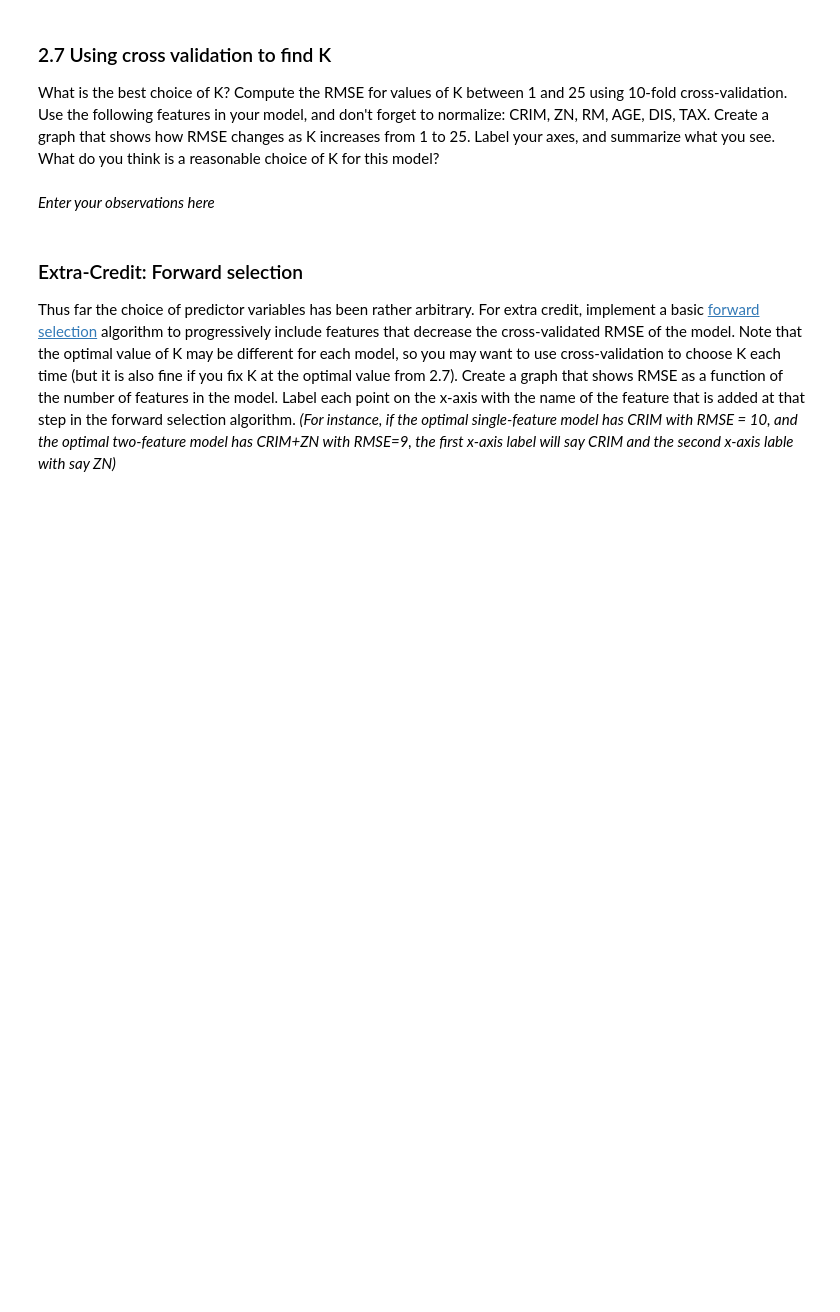
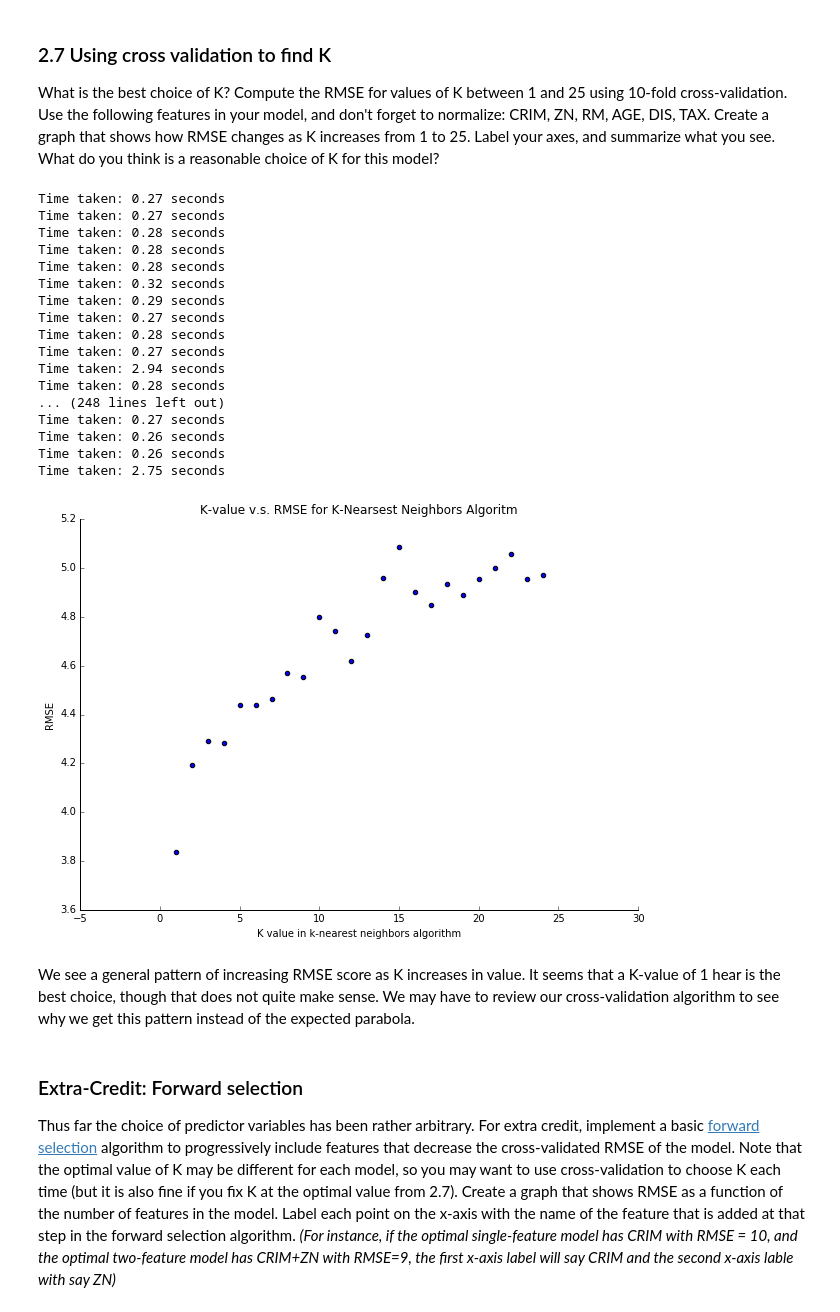
Before and after one commit to nadavash/school-vault, a Jupyter notebook: info371/ASHKENAZI_NADAV-PS3.ipynb, the cells around one changed output. Saved outputs shown, nothing was run; the diff lists cells and outputs as text; code cells hidden in the pictures; blank space fills up the shorter version.

```diff
--- a/info371/ASHKENAZI_NADAV-PS3.ipynb
+++ b/info371/ASHKENAZI_NADAV-PS3.ipynb
@@ -198,4 +190,4 @@ def distance(x1, x2, L):
     if len(x1) != len(x2):
         raise Exception('Trying to compute distance on two collections of different lengths.')
 
-    return np.power(np.power(np.subtract(x1, x2), L).sum(), 1.0 / L)
+    return ((x1 - x2) ** L).sum() ** (1.0 / L)
@@ -263,12 +336,27 @@ Use 10-fold cross-validation and report the average RMSE for Nearest Neighbors u
 ### 2.6 K-Nearest Neighbors Algorithm
 
 Implement the K-Nearest Neighbors algorithm.  Using 10-fold cross validation, report the RMSE for K=3 and the running time of the algorithm.
-# %%
-"""
-# write your function specification here!
-"""
-def knn(..., L, K):
-    # enter your code here
-    return rmse
-
-# enter your additional code here
+# %%
+"""
+# write your function specification here!
+"""
+def knn(feature_names, test_dataset, train_dataset, L, K=1):
+    start_time = time.time()
+
+    test_dataset_cut = test_dataset[feature_names].as_matrix()
+    train_dataset_cut = train_dataset[feature_names].as_matrix()
+
+    predictions = np.ndarray((len(test_dataset)))
+
+    index = 0
+    for test_row in test_dataset_cut:
+        distances = np.asarray([distance(test_row, row, L) for row in train_dataset_cut])
+        min_indices = distances.argsort()[:K]
+        predictions[index] = train_dataset.iloc[min_indices].MEDV.mean()
+        index += 1
+
+    print "Time taken: " + str(round(time.time() - start_time,2)) + " seconds"
+
+    return compute_rmse(predictions, test_dataset.MEDV)
+
+print cross_validate(knn, ['CRIM', 'RM'], boston_df, K=3)
@@ -281,5 +380,34 @@ What is the best choice of K?  Compute the RMSE for values of K between 1 and 25
-# %% [markdown]
-*Enter your observations here*
+# %%
+rmse_results = [
+    cross_validate(knn, ['CRIM', 'RM', 'AGE', 'DIS', 'TAX'], boston_df, K=k) for k in range(1,25)
+]
+plt.figure(figsize=(10,7))
+plt.scatter(range(1,25), rmse_results)
+plt.title('K-value v.s. RMSE for K-Nearsest Neighbors Algoritm')
+plt.xlabel('K value in k-nearest neighbors algorithm')
+plt.ylabel('RMSE')
+simple_axes(plt.axes())
+# %% [output]
+Time taken: 0.27 seconds
+Time taken: 0.27 seconds
+Time taken: 0.28 seconds
+Time taken: 0.28 seconds
+Time taken: 0.28 seconds
+Time taken: 0.32 seconds
+Time taken: 0.29 seconds
+Time taken: 0.27 seconds
+Time taken: 0.28 seconds
+Time taken: 0.27 seconds
+Time taken: 2.94 seconds
+Time taken: 0.28 seconds
+... (248 lines left out)
+Time taken: 0.27 seconds
+Time taken: 0.26 seconds
+Time taken: 0.26 seconds
+Time taken: 2.75 seconds
+[figure, added]
+# %% [markdown]
+We see a general pattern of increasing RMSE score as K increases in value. It seems that a K-value of 1 hear is the best choice, though that does not quite make sense. We may have to review our cross-validation algorithm to see why we get this pattern instead of the expected parabola.
 # %% [markdown]
 ### Extra-Credit: Forward selection
 
```
Also changed, not shown: parts of 19 cells of this notebook.
